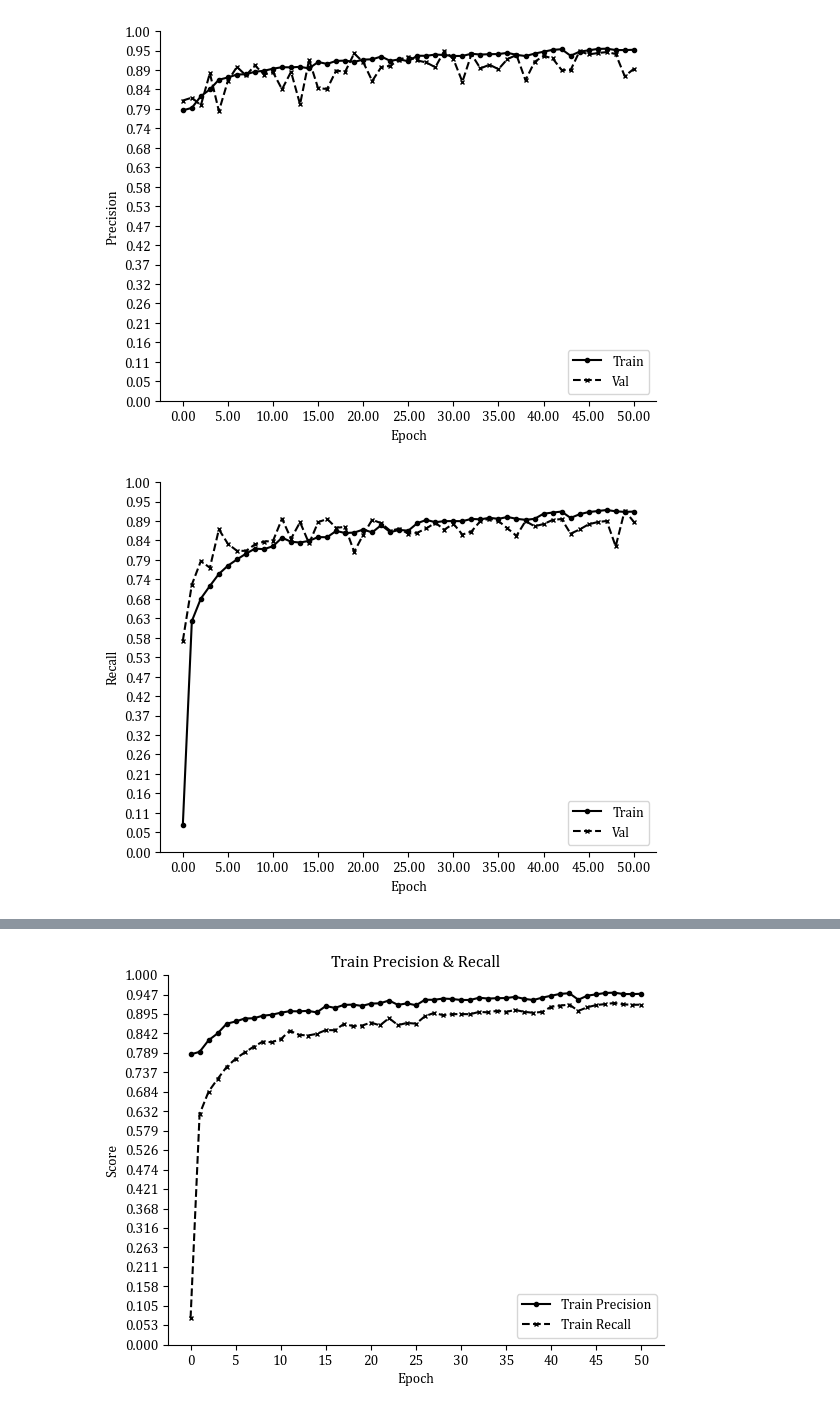
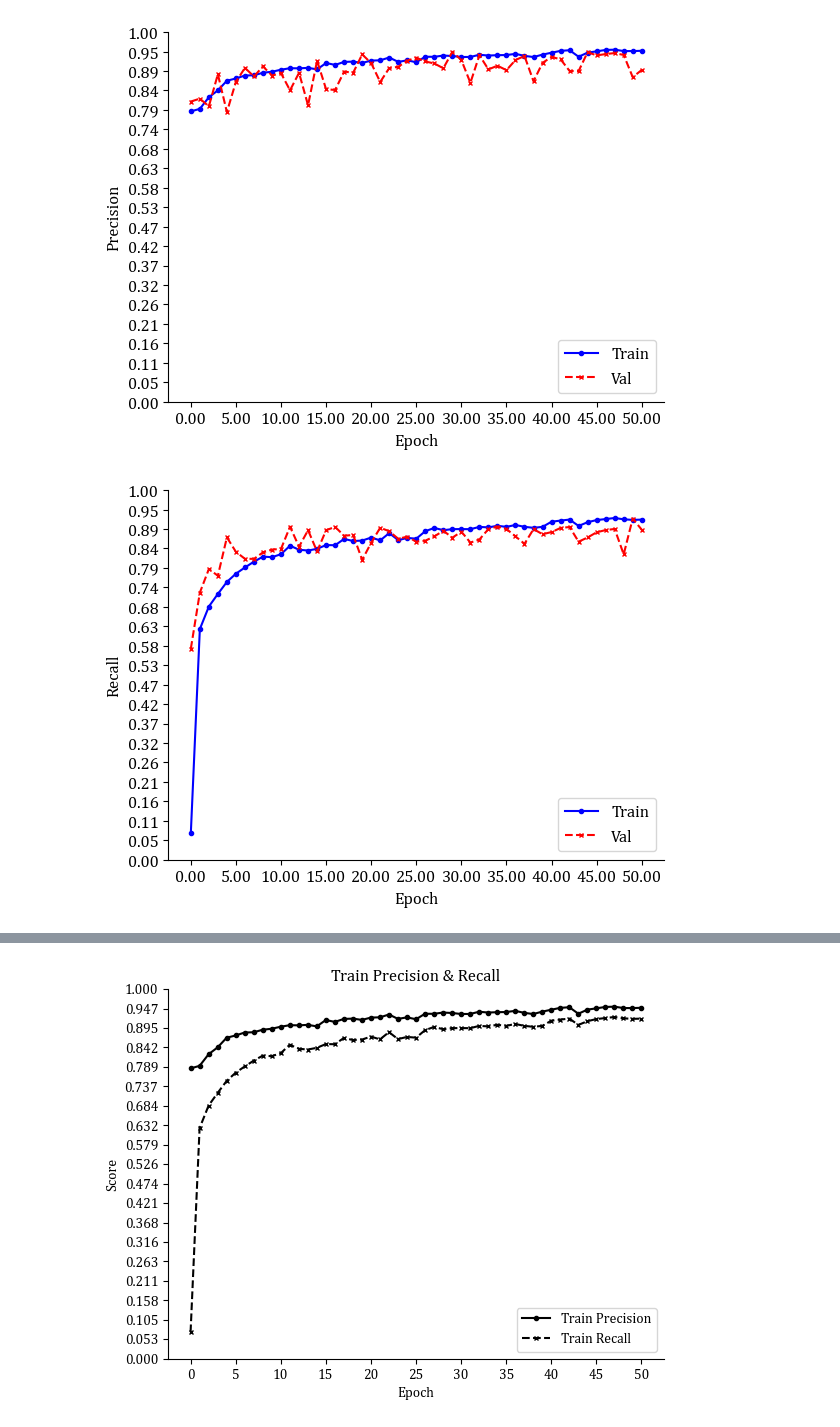
Before and after one commit to Msadr471/TPCV-CD, a Jupyter notebook: ipynb/plots.ipynb, the cells around one changed output, grey strips where cells are left out. Saved outputs shown, nothing was run; the diff lists cells and outputs as text; code cells hidden in the pictures.

```diff
--- a/ipynb/plots.ipynb
+++ b/ipynb/plots.ipynb
@@ -5,10 +5,10 @@ sys.path.append(os.path.abspath(".."))
 # %%
 import matplotlib.pyplot as plt
 
-fsize = 24
+fsize = 12
 
 plt.rcParams.update({
-    "font.family": "Cambria",  # or "Arial", "Times New Roman", etc.
+    "font.family": "Times New Roman",  # or "Arial", "Times New Roman", etc.
     "font.size": fsize,
     "axes.titlesize": fsize,
     "axes.labelsize": fsize,
@@ -60,8 +60,8 @@ ax.yaxis.set_major_formatter(FormatStrFormatter('%.2f'))
 
 ax.spines['top'].set_visible(False)
 ax.spines['right'].set_visible(False)
-plt.plot(epochs, train_prec, label='Train', color='black', linestyle='-', marker='o', markersize=3)
-plt.plot(epochs, val_prec, label='Val', color='black', linestyle='--', marker='x', markersize=3)
+plt.plot(epochs, train_prec, label='Train', color='blue', linestyle='-', marker='o', markersize=3)
+plt.plot(epochs, val_prec, label='Val', color='red', linestyle='--', marker='x', markersize=3)
 # plt.title('Precision')
 plt.xlabel('Epoch')
 plt.ylabel('Precision')
@@ -80,8 +80,8 @@ ax.yaxis.set_major_formatter(FormatStrFormatter('%.2f'))
 
 ax.spines['top'].set_visible(False)
 ax.spines['right'].set_visible(False)
-plt.plot(epochs, train_rec, label='Train', color='black', linestyle='-', marker='o', markersize=3)
-plt.plot(epochs, val_rec, label='Val', color='black', linestyle='--', marker='x', markersize=3)
+plt.plot(epochs, train_rec, label='Train', color='blue', linestyle='-', marker='o', markersize=3)
+plt.plot(epochs, val_rec, label='Val', color='red', linestyle='--', marker='x', markersize=3)
 # plt.title('Recall')
 plt.xlabel('Epoch')
 plt.ylabel('Recall')
@@ -100,36 +100,36 @@ ax.yaxis.set_major_formatter(FormatStrFormatter('%.2f'))
 
 ax.spines['top'].set_visible(False)
 ax.spines['right'].set_visible(False)
-plt.plot(epochs, train_f1, label='Train', color='black', linestyle='-', marker='o', markersize=3)
-plt.plot(epochs, val_f1, label='Val', color='black', linestyle='--', marker='x', markersize=3)
+plt.plot(epochs, train_f1, label='Train', color='blue', linestyle='-', marker='o', markersize=3)
+plt.plot(epochs, val_f1, label='Val', color='red', linestyle='--', marker='x', markersize=3)
 # plt.title('F1-Score')
 plt.xlabel('Epoch')
 plt.ylabel('F1-Score')
 plt.xticks(np.arange(0, len(epochs), step=5))
 plt.yticks(np.linspace(0, 1, 20))
 plt.legend(loc='lower right')
 plt.savefig('../results/results-TPCV-CD_f1_score.png', dpi=300)
 plt.show()
 
 # 4. IoU (Train vs Val)
 plt.figure()
 ax = plt.gca()
 
 ax.xaxis.set_major_formatter(FormatStrFormatter('%.2f'))
 ax.yaxis.set_major_formatter(FormatStrFormatter('%.2f'))
 
 ax.spines['top'].set_visible(False)
 ax.spines['right'].set_visible(False)
-plt.plot(epochs, train_iou, label='Train', color='black', linestyle='-', marker='o', markersize=3)
-plt.plot(epochs, val_iou, label='Val', color='black', linestyle='--', marker='x', markersize=3)
+plt.plot(epochs, train_iou, label='Train', color='blue', linestyle='-', marker='o', markersize=3)
+plt.plot(epochs, val_iou, label='Val', color='red', linestyle='--', marker='x', markersize=3)
 # plt.title('Intersection over Union (IoU)')
 plt.xlabel('Epoch')
 plt.ylabel('IoU')
 plt.xticks(np.arange(0, len(epochs), step=5))
 plt.yticks(np.linspace(0, 1, 20))
 plt.legend(loc='lower right')
 plt.savefig('../results/results-TPCV-CD_iou_score.png', dpi=300)
 plt.show()
 # %% [output]
-[figure, old version]
+[figure, new version]
-[figure, old version]
+[figure, new version]
```
Also changed, not shown: parts of 1 cell of this notebook, 4 other files.
